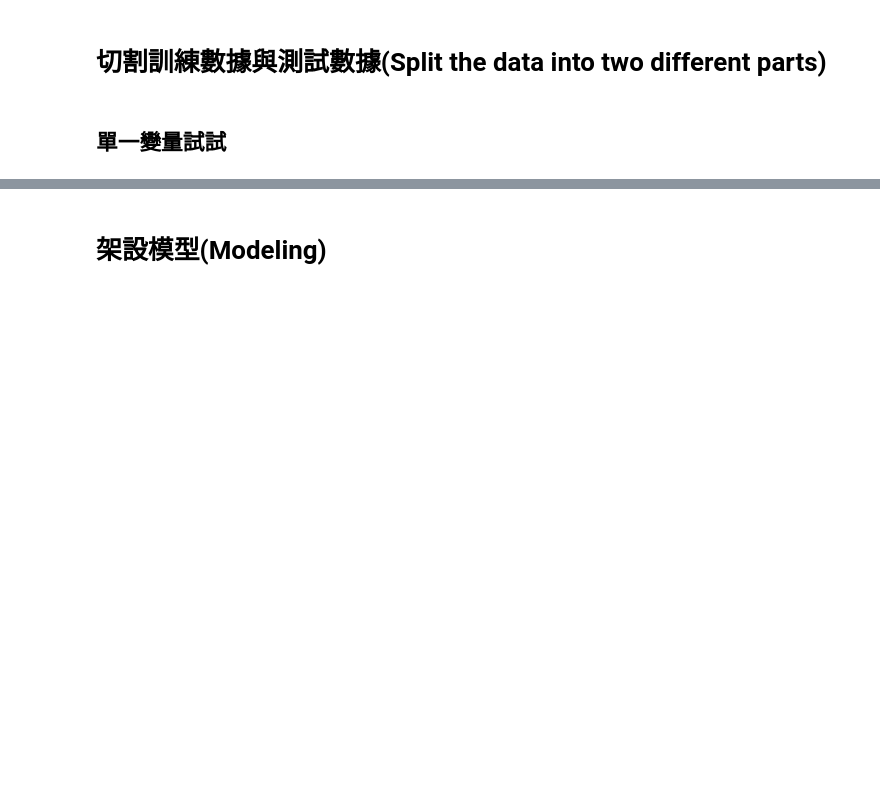
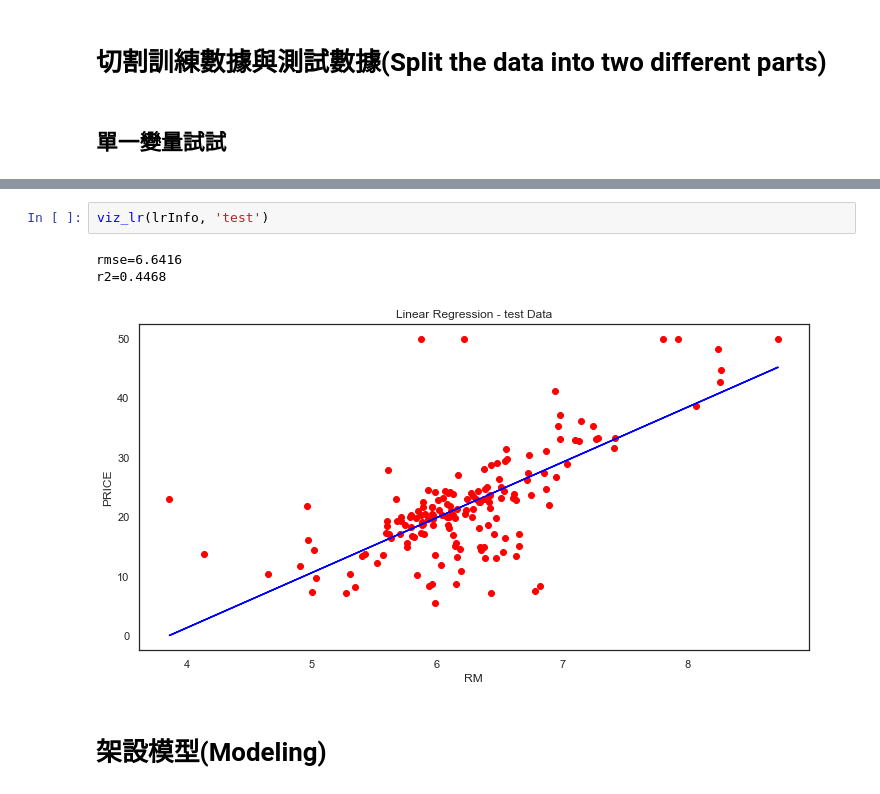
Before and after one commit to KBJIYU/Implementation_ML, a Jupyter notebook: 1_Simple_Linear_Regression.ipynb, the cells around one changed output, grey strips where cells are left out. Cells and saved outputs as stored; diff of their text form; blank space fills up the shorter version.

```diff
--- a/1_Simple_Linear_Regression.ipynb
+++ b/1_Simple_Linear_Regression.ipynb
@@ -199,3 +159,9 @@ plt.show()
+# %%
+viz_lr(lrInfo, 'test')
+# %% [output]
+rmse=6.6416
+r2=0.4468
+[figure, added]
 # %% [markdown]
 # 架設模型(Modeling)
 # %% [markdown]
```
Also changed, not shown: parts of 5 cells of this notebook, 3 other files.
